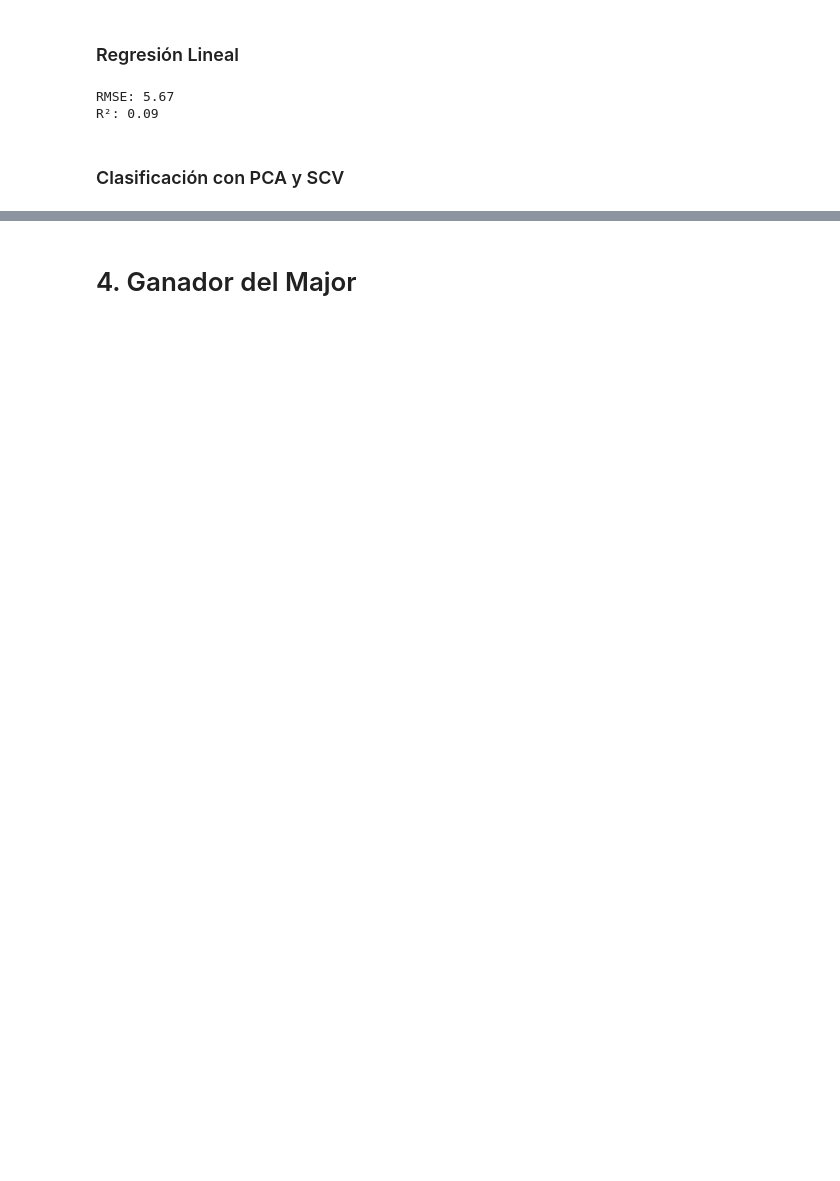
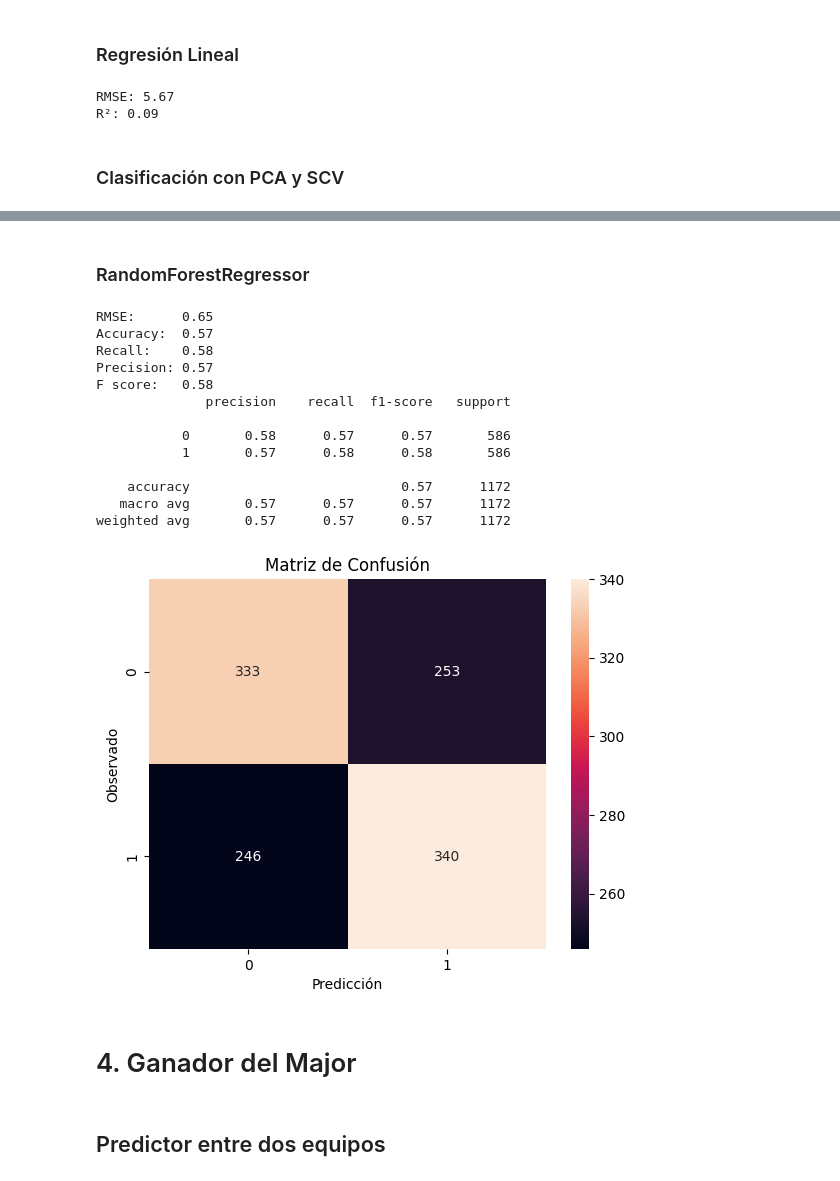
Before and after one commit to Jimenez73/Proyecto-Semestral-Grupo-13, a Jupyter notebook: predicciones.ipynb, the cells around one changed output, grey strips where cells are left out. Drawn from its saved outputs; the diff is of its cells as text; code cells hidden in the pictures; blank space fills up the shorter version.

```diff
--- a/predicciones.ipynb
+++ b/predicciones.ipynb
@@ -746,3 +732,28 @@ df[team_stats_columns] = scaler.fit_transform(df[team_stats_columns])
+# %%
+from sklearn import metrics
+
+def metricas_importante(y_test, y_pred):
+    cm = metrics.confusion_matrix(y_test, y_pred)
+
+    sns.heatmap(cm, annot=True, fmt="")
+    plt.ylabel('Observado')
+    plt.xlabel('Predicción')
+    plt.title('Matriz de Confusión')
+
+    rmse      = metrics.root_mean_squared_error(y_test, y_pred)
+    accuracy  = metrics.accuracy_score(y_test, y_pred)
+    recall    = metrics.recall_score(y_test, y_pred)
+    precision = metrics.precision_score(y_test, y_pred)
+    fscore    = metrics.f1_score(y_test, y_pred)
+
+    print(f'RMSE:      {rmse:.2f}')
+    print(f'Accuracy:  {accuracy:.2f}')
+    print(f'Recall:    {recall:.2f}')
+    print(f'Precision: {precision:.2f}')
+    print(f'F score:   {fscore:.2f}')
+
+    report0 = metrics.classification_report(y_test, y_pred)
+    print(report0)
 # %% [markdown]
 ### Regresión Logística
 # %%
@@ -940,2 +869,31 @@ weighted avg       0.62      0.62      0.62      1172
+# %% [markdown]
+### RandomForestRegressor
+# %%
+X = df.drop(columns=['W/L', 'Result Diff'])
+y = df['W/L']
+
+X_train, X_test, y_train, y_test = train_test_split(X, y, test_size=0.2, stratify=y, random_state=42)
+
+rf_model = RandomForestRegressor(n_estimators=100, random_state=42)
+rf_model.fit(X_train, y_train)
+y_pred = rf_model.predict(X_test)
+
+y_pred = [round(i) for i in y_pred]
+metricas_importante(y_test, y_pred)
+# %% [output]
+RMSE:      0.65
+Accuracy:  0.57
+Recall:    0.58
+Precision: 0.57
+F score:   0.58
+              precision    recall  f1-score   support
+
+           0       0.58      0.57      0.57       586
+           1       0.57      0.58      0.58       586
+
+    accuracy                           0.57      1172
+   macro avg       0.57      0.57      0.57      1172
+weighted avg       0.57      0.57      0.57      1172
+[figure, added]
 # %% [markdown]
 # 4. Ganador del Major
@@ -943,0 +900,2 @@ weighted avg       0.62      0.62      0.62      1172
+# %% [markdown]
+## Predictor entre dos equipos
```
Also changed, not shown: parts of 20 cells of this notebook.
